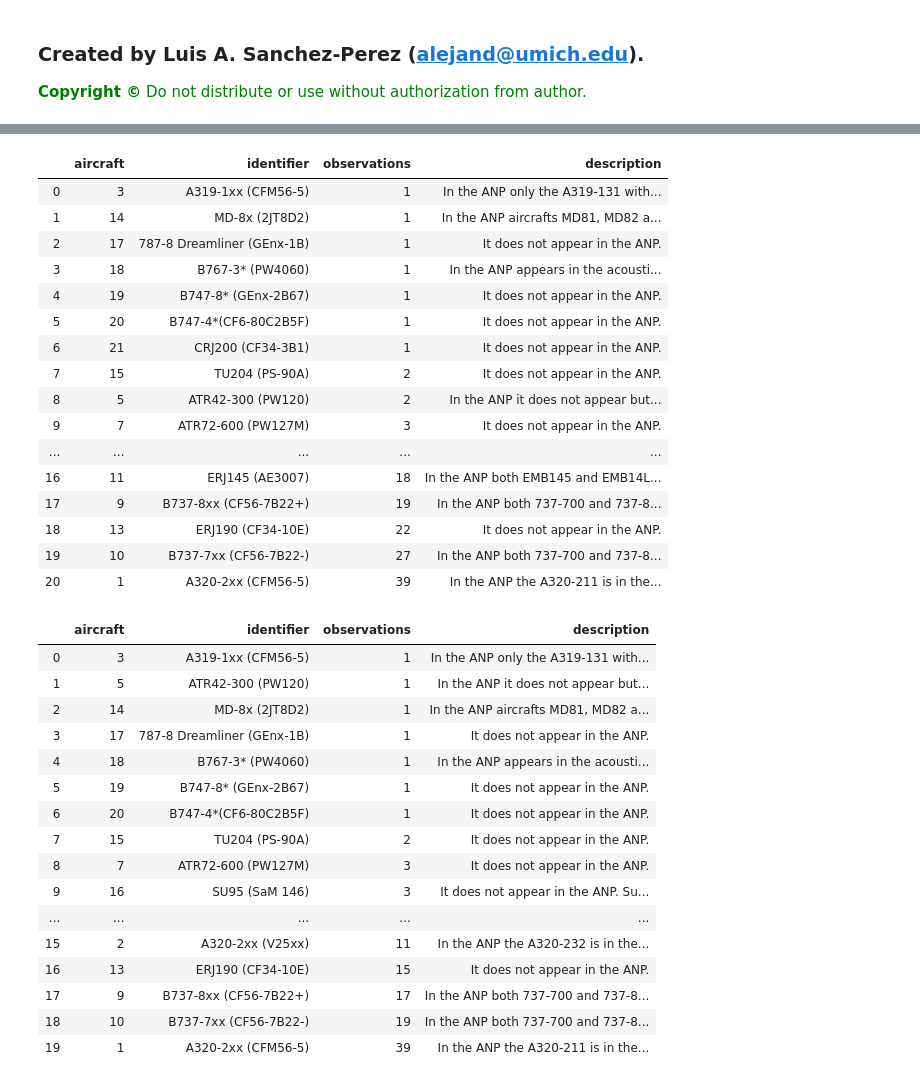
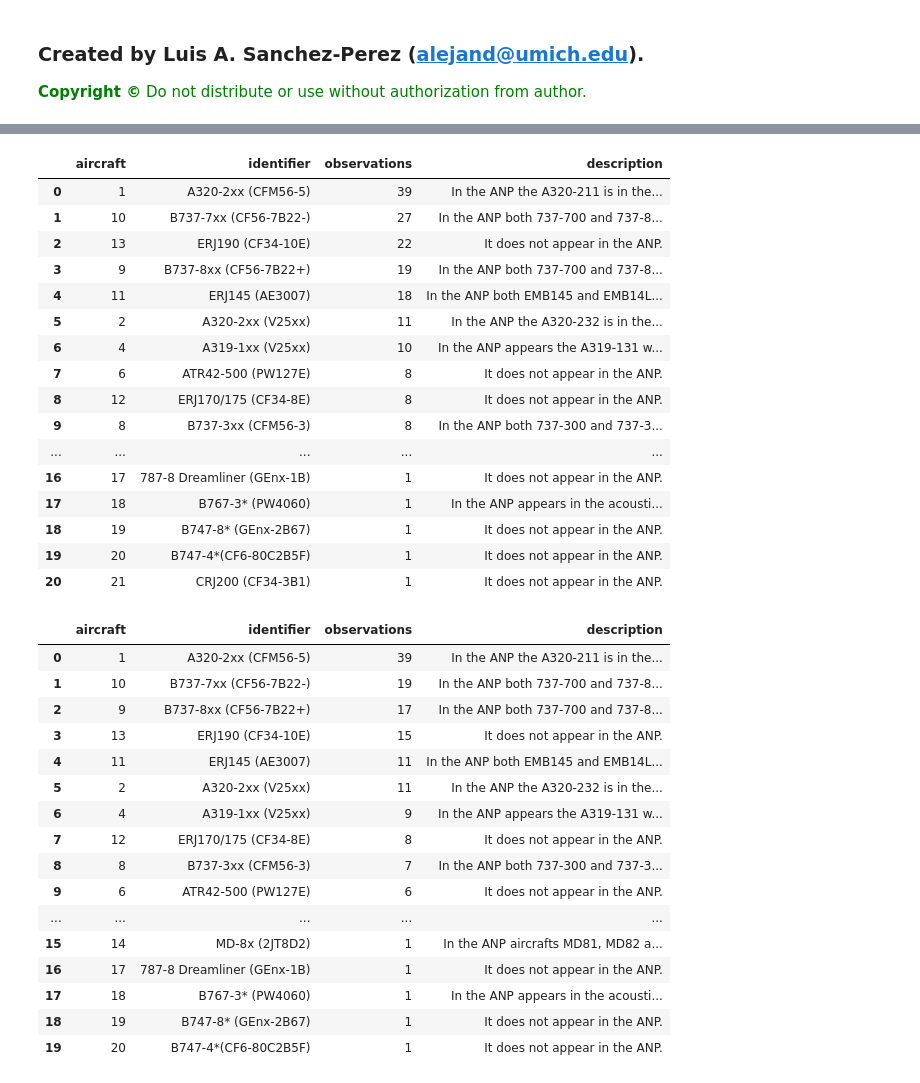
Before and after one commit to alejandECE/air-noise, a Jupyter notebook: python/extraction/db_exploration.ipynb, the cells around one changed output, grey strips where cells are left out. Cells and saved outputs as stored; diff of their text form; code cells hidden in the pictures.

```diff
--- a/python/extraction/db_exploration.ipynb
+++ b/python/extraction/db_exploration.ipynb
@@ -22,34 +26,34 @@ dbcursor = mydb.cursor()
 # %%
 sql = '''SELECT a.id_aircraft, a.identifier, COUNT(m.aircraft) AS observations, a.description
 FROM measurements m, aircrafts a WHERE a.id_aircraft = m.aircraft AND m.quality IN (1,2,3)
-GROUP BY m.aircraft ORDER BY observations;'''
+GROUP BY m.aircraft ORDER BY observations DESC;'''
 
 dbcursor.execute(sql)
 results = dbcursor.fetchall()
 df = pd.DataFrame(results,columns =['aircraft', 'identifier', 'observations','description'])
 df
 # %% [output]
 |  | aircraft | identifier | observations | description |
-| 0 | 3 | A319-1xx (CFM56-5) | 1 | In the ANP only the A319-131 with... |
-| 1 | 14 | MD-8x (2JT8D2) | 1 | In the ANP aircrafts MD81, MD82 a... |
-| 2 | 17 | 787-8 Dreamliner (GEnx-1B) | 1 | It does not appear in the ANP. |
-| 3 | 18 | B767-3* (PW4060) | 1 | In the ANP appears in the acousti... |
-| 4 | 19 | B747-8* (GEnx-2B67) | 1 | It does not appear in the ANP. |
-| 5 | 20 | B747-4*(CF6-80C2B5F) | 1 | It does not appear in the ANP. |
-| 6 | 21 | CRJ200 (CF34-3B1) | 1 | It does not appear in the ANP. |
-| 7 | 15 | TU204 (PS-90A) | 2 | It does not appear in the ANP. |
-| 8 | 5 | ATR42-300 (PW120) | 2 | In the ANP it does not appear but... |
-| 9 | 7 | ATR72-600 (PW127M) | 3 | It does not appear in the ANP. |
+| 0 | 1 | A320-2xx (CFM56-5) | 39 | In the ANP the A320-211 is in the... |
+| 1 | 10 | B737-7xx (CF56-7B22-) | 27 | In the ANP both 737-700 and 737-8... |
+| 2 | 13 | ERJ190 (CF34-10E) | 22 | It does not appear in the ANP. |
+| 3 | 9 | B737-8xx (CF56-7B22+) | 19 | In the ANP both 737-700 and 737-8... |
+| 4 | 11 | ERJ145 (AE3007) | 18 | In the ANP both EMB145 and EMB14L... |
+| 5 | 2 | A320-2xx (V25xx) | 11 | In the ANP the A320-232 is in the... |
+| 6 | 4 | A319-1xx (V25xx) | 10 | In the ANP appears the A319-131 w... |
+| 7 | 6 | ATR42-500 (PW127E) | 8 | It does not appear in the ANP. |
+| 8 | 12 | ERJ170/175 (CF34-8E) | 8 | It does not appear in the ANP. |
+| 9 | 8 | B737-3xx (CFM56-3) | 8 | In the ANP both 737-300 and 737-3... |
 | ... | ... | ... | ... | ... |
-| 16 | 11 | ERJ145 (AE3007) | 18 | In the ANP both EMB145 and EMB14L... |
-| 17 | 9 | B737-8xx (CF56-7B22+) | 19 | In the ANP both 737-700 and 737-8... |
-| 18 | 13 | ERJ190 (CF34-10E) | 22 | It does not appear in the ANP. |
-| 19 | 10 | B737-7xx (CF56-7B22-) | 27 | In the ANP both 737-700 and 737-8... |
-| 20 | 1 | A320-2xx (CFM56-5) | 39 | In the ANP the A320-211 is in the... |
+| 16 | 17 | 787-8 Dreamliner (GEnx-1B) | 1 | It does not appear in the ANP. |
+| 17 | 18 | B767-3* (PW4060) | 1 | In the ANP appears in the acousti... |
+| 18 | 19 | B747-8* (GEnx-2B67) | 1 | It does not appear in the ANP. |
+| 19 | 20 | B747-4*(CF6-80C2B5F) | 1 | It does not appear in the ANP. |
+| 20 | 21 | CRJ200 (CF34-3B1) | 1 | It does not appear in the ANP. |
 # %%
 sql = '''SELECT a.id_aircraft, a.identifier, COUNT(m.aircraft) AS observations, a.description
 FROM measurements m, aircrafts a WHERE a.id_aircraft = m.aircraft AND m.quality IN (1,2)
-GROUP BY m.aircraft ORDER BY observations;'''
+GROUP BY m.aircraft ORDER BY observations DESC;'''
 
 dbcursor.execute(sql)
 results = dbcursor.fetchall()
@@ -57,19 +61,19 @@ df = pd.DataFrame(results,columns =['aircraft', 'identifier', 'observations','de
 df
 # %% [output]
 |  | aircraft | identifier | observations | description |
-| 0 | 3 | A319-1xx (CFM56-5) | 1 | In the ANP only the A319-131 with... |
-| 1 | 5 | ATR42-300 (PW120) | 1 | In the ANP it does not appear but... |
-| 2 | 14 | MD-8x (2JT8D2) | 1 | In the ANP aircrafts MD81, MD82 a... |
-| 3 | 17 | 787-8 Dreamliner (GEnx-1B) | 1 | It does not appear in the ANP. |
-| 4 | 18 | B767-3* (PW4060) | 1 | In the ANP appears in the acousti... |
-| 5 | 19 | B747-8* (GEnx-2B67) | 1 | It does not appear in the ANP. |
-| 6 | 20 | B747-4*(CF6-80C2B5F) | 1 | It does not appear in the ANP. |
-| 7 | 15 | TU204 (PS-90A) | 2 | It does not appear in the ANP. |
-| 8 | 7 | ATR72-600 (PW127M) | 3 | It does not appear in the ANP. |
-| 9 | 16 | SU95 (SaM 146) | 3 | It does not appear in the ANP. Su... |
+| 0 | 1 | A320-2xx (CFM56-5) | 39 | In the ANP the A320-211 is in the... |
+| 1 | 10 | B737-7xx (CF56-7B22-) | 19 | In the ANP both 737-700 and 737-8... |
+| 2 | 9 | B737-8xx (CF56-7B22+) | 17 | In the ANP both 737-700 and 737-8... |
+| 3 | 13 | ERJ190 (CF34-10E) | 15 | It does not appear in the ANP. |
+| 4 | 11 | ERJ145 (AE3007) | 11 | In the ANP both EMB145 and EMB14L... |
+| 5 | 2 | A320-2xx (V25xx) | 11 | In the ANP the A320-232 is in the... |
+| 6 | 4 | A319-1xx (V25xx) | 9 | In the ANP appears the A319-131 w... |
+| 7 | 12 | ERJ170/175 (CF34-8E) | 8 | It does not appear in the ANP. |
+| 8 | 8 | B737-3xx (CFM56-3) | 7 | In the ANP both 737-300 and 737-3... |
+| 9 | 6 | ATR42-500 (PW127E) | 6 | It does not appear in the ANP. |
 | ... | ... | ... | ... | ... |
-| 15 | 2 | A320-2xx (V25xx) | 11 | In the ANP the A320-232 is in the... |
-| 16 | 13 | ERJ190 (CF34-10E) | 15 | It does not appear in the ANP. |
-| 17 | 9 | B737-8xx (CF56-7B22+) | 17 | In the ANP both 737-700 and 737-8... |
-| 18 | 10 | B737-7xx (CF56-7B22-) | 19 | In the ANP both 737-700 and 737-8... |
-| 19 | 1 | A320-2xx (CFM56-5) | 39 | In the ANP the A320-211 is in the... |
+| 15 | 14 | MD-8x (2JT8D2) | 1 | In the ANP aircrafts MD81, MD82 a... |
+| 16 | 17 | 787-8 Dreamliner (GEnx-1B) | 1 | It does not appear in the ANP. |
+| 17 | 18 | B767-3* (PW4060) | 1 | In the ANP appears in the acousti... |
+| 18 | 19 | B747-8* (GEnx-2B67) | 1 | It does not appear in the ANP. |
+| 19 | 20 | B747-4*(CF6-80C2B5F) | 1 | It does not appear in the ANP. |
```
Also changed, not shown: parts of 2 cells of this notebook, 1 other file.
